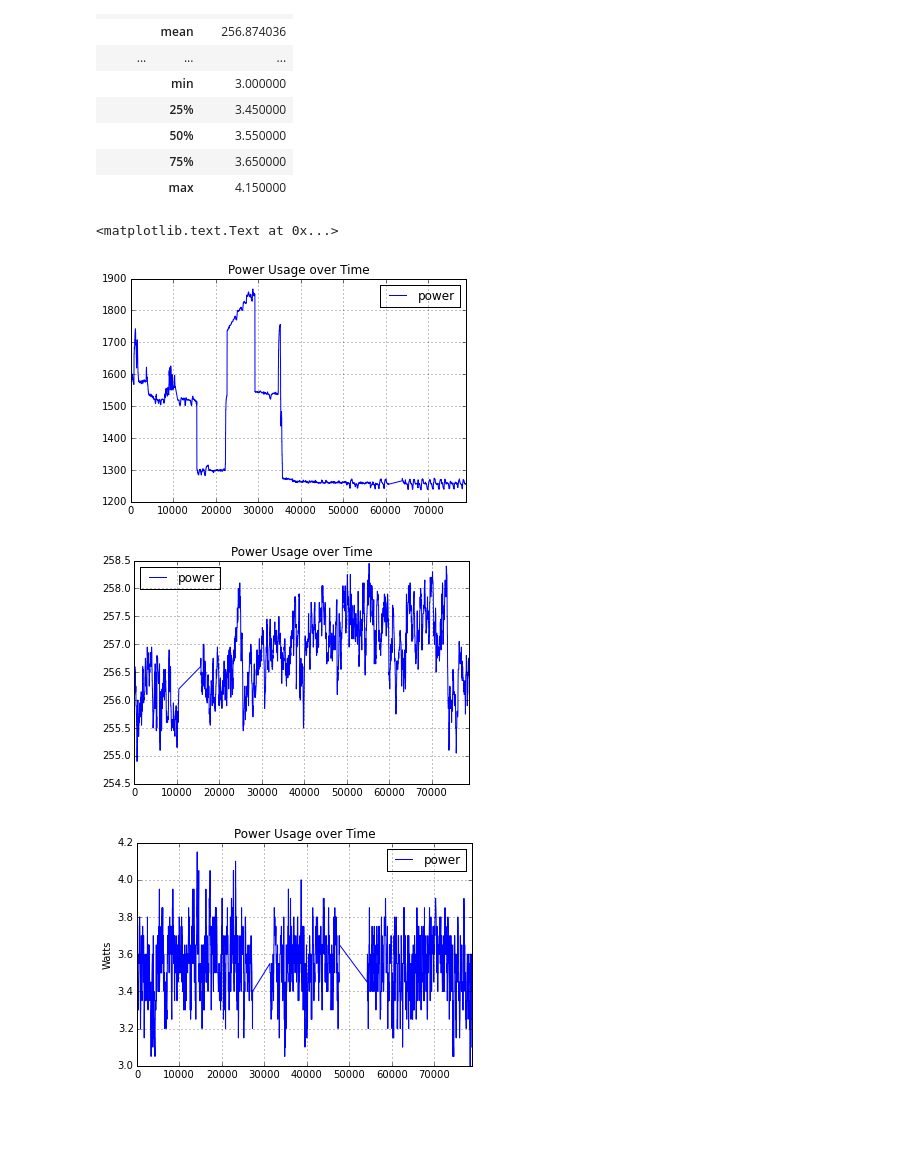
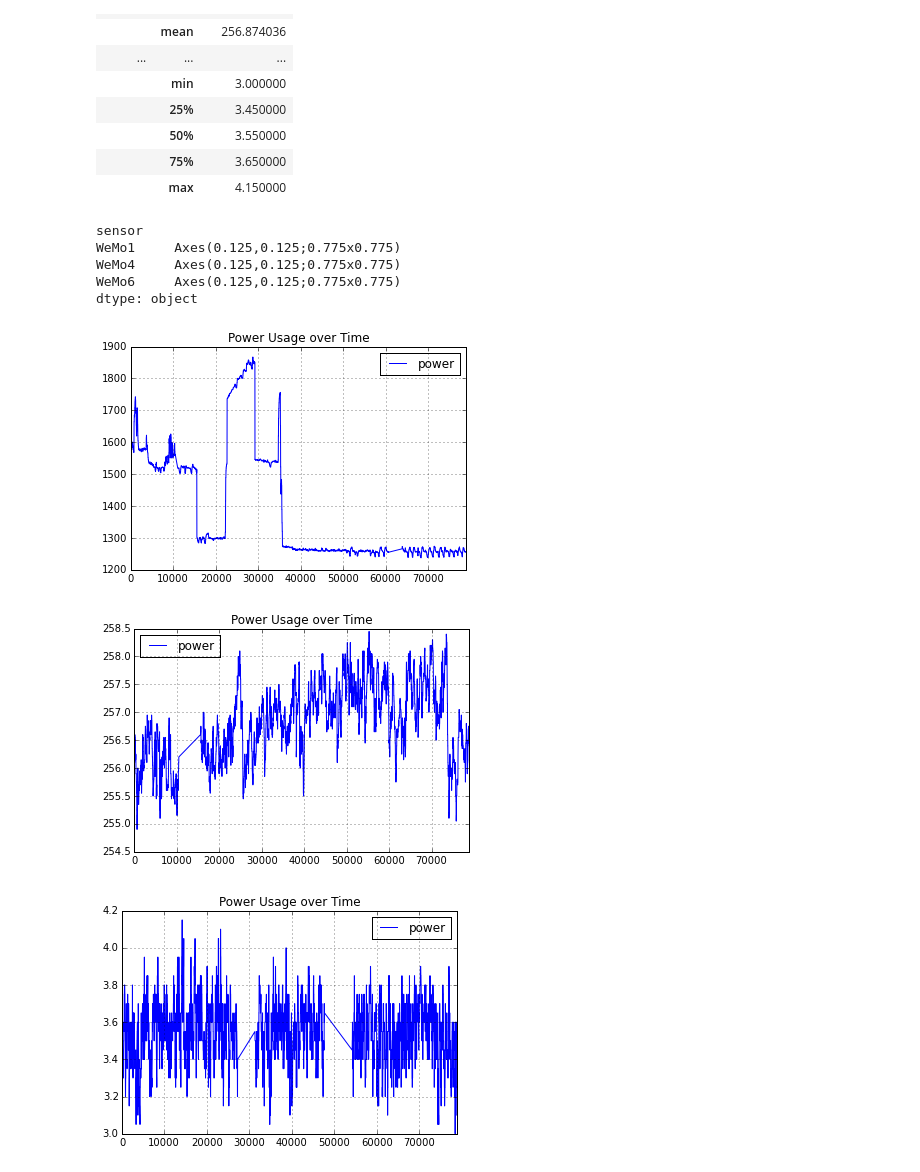
Before and after one commit to project-nikola/data, a Jupyter notebook: wemo/15-2-27-wemo/15-03-03 Wemo.ipynb, the cells around one changed output. Drawn from its saved outputs; the diff is of its cells as text; code cells hidden in the pictures; blank space fills up the shorter version.

```diff
--- a/wemo/15-2-27-wemo/15-03-03 Wemo.ipynb
+++ b/wemo/15-2-27-wemo/15-03-03 Wemo.ipynb
@@ -61,0 +59,5 @@ non_zero.head()
+# %%
+zero = data[data.power == 0].groupby(data.sensor)
+total = data.groupby(data.sensor)
+print(zero.count())
+print(total.count())
@@ -62,3 +80,7 @@ non_zero.head()
+# %%
+# Remove all `Wemo3` and `WeMo5` data.
+non_zero = data.drop(total.get_group("WeMo3").index)
+non_zero = non_zero.drop(total.get_group("WeMo5").index)
 # %%
 # Group data by sensor
 groups = non_zero.groupby(non_zero.sensor)
@@ -84,10 +106,13 @@ groups.describe()
 |  | 75% | 3.650000 |
 |  | max | 4.150000 |
 # %%
-ax = groups.plot(title="Power Usage over Time")
-plt.ylabel("Watts")
+groups.plot(title="Power Usage over Time")
 # %% [output]
-<matplotlib.text.Text at 0x...>
+sensor
+WeMo1     Axes(0.125,0.125;0.775x0.775)
+WeMo4     Axes(0.125,0.125;0.775x0.775)
+WeMo6     Axes(0.125,0.125;0.775x0.775)
+dtype: object
 [figure]
 [figure]
-[figure, old version]
+[figure, new version]
```
Also changed, not shown: parts of 8 cells of this notebook.
